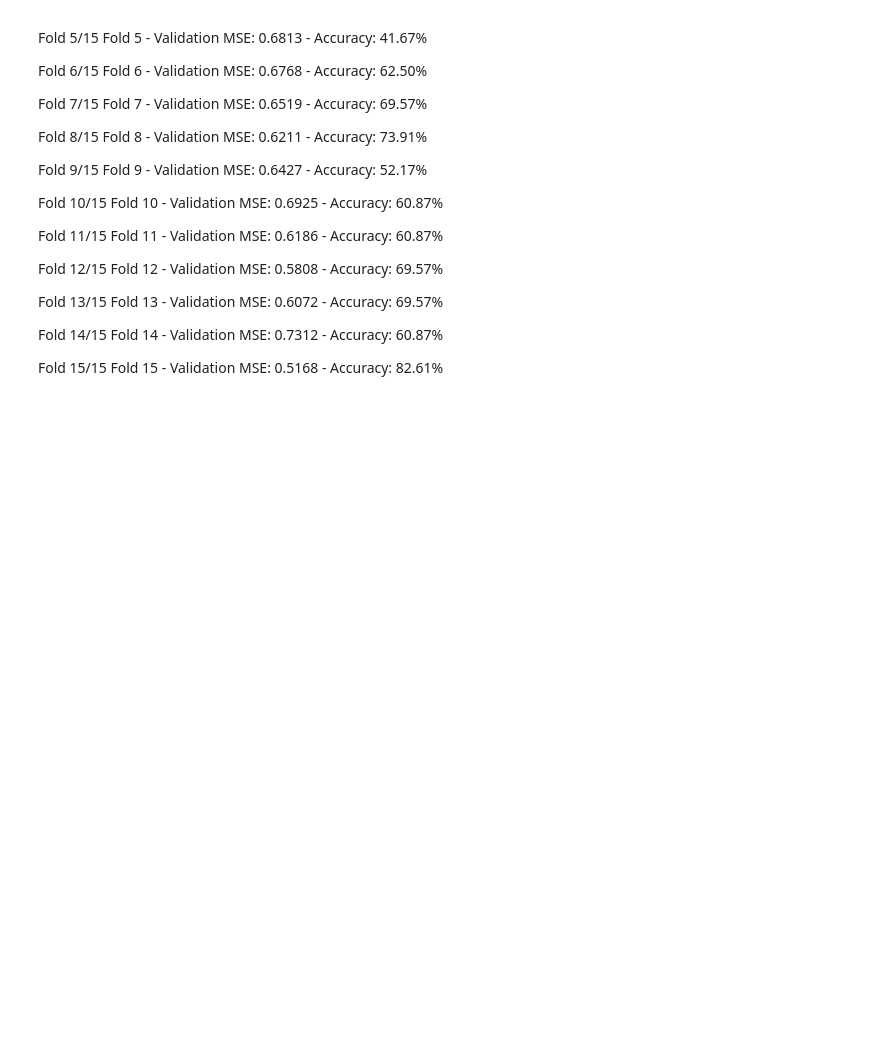
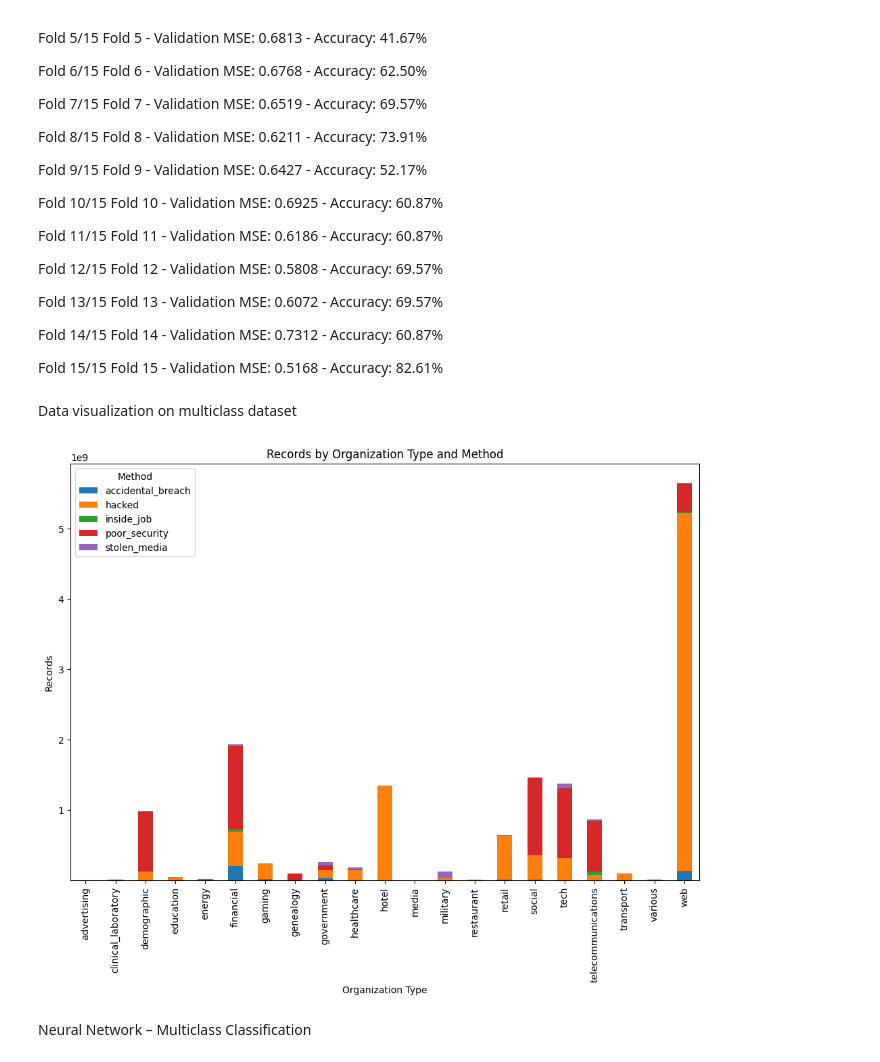
Before and after one commit to lxwooxy/detectingdatabreach, a Jupyter notebook: neuralnetwork.ipynb, the cells around one changed output. Saved outputs shown, nothing was run; the diff lists cells and outputs as text; code cells hidden in the pictures; blank space fills up the shorter version.

```diff
--- a/neuralnetwork.ipynb
+++ b/neuralnetwork.ipynb
@@ -1250,6 +1361,26 @@ Fold 14 - Validation MSE: 0.7312 - Accuracy: 60.87%
 
 Fold 15/15
 Fold 15 - Validation MSE: 0.5168 - Accuracy: 82.61%
+# %% [markdown]
+Data visualization on multiclass dataset
+# %%
+# Group the data by organization type and method, and sum the records for each combination
+grouped_data = df_class.groupby(['Organization type', 'Method'])['Records'].sum().unstack()
+
+# Create a stacked bar plot
+grouped_data.plot(kind='bar', stacked=True, figsize=(12, 8))
+
+# Add labels and title
+plt.title('Records by Organization Type and Method')
+plt.xlabel('Organization Type')
+plt.ylabel('Records')
+
+# Display the plot
+plt.show()
+# %% [output]
+[figure, added]
+# %% [markdown]
+Neural Network – Multiclass Classification
 # %%
 df_class.drop("Entity", axis=1, inplace=True)
 df_class["Records"] = df_class["Records"].astype(int)
```
Also changed, not shown: parts of 29 cells of this notebook, 34 other files.
